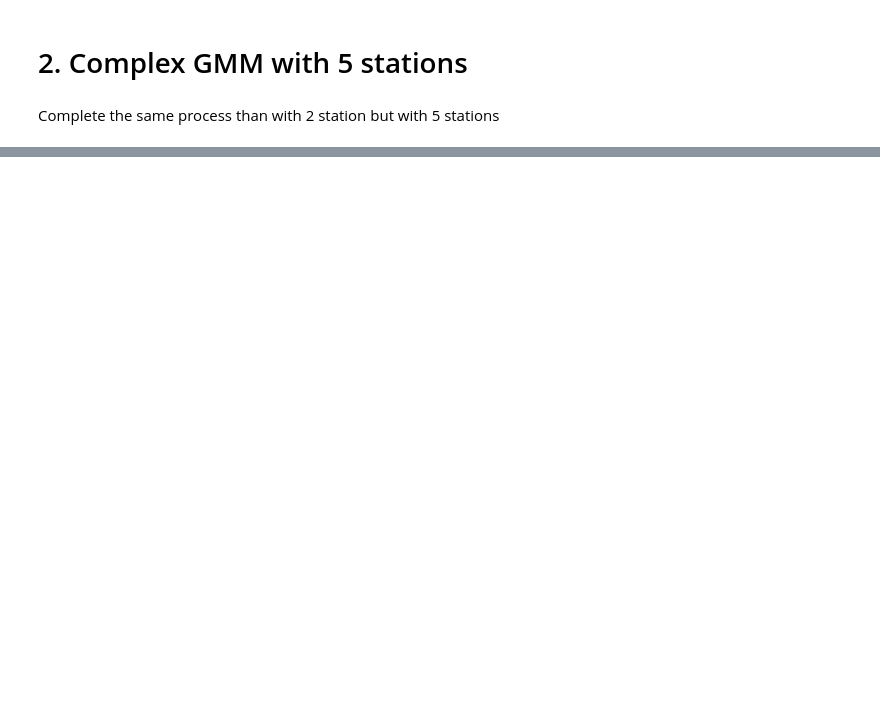
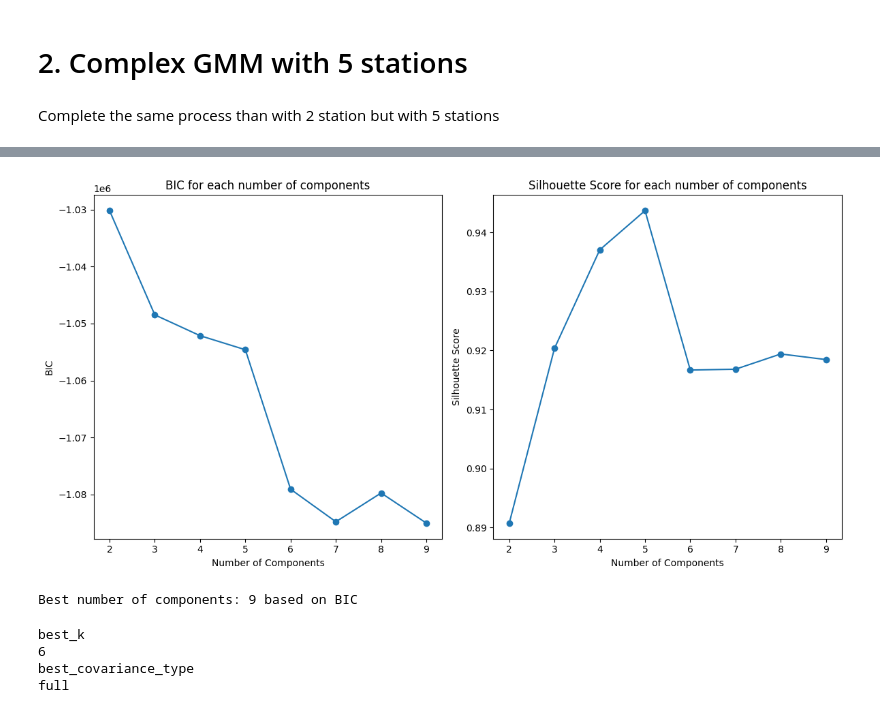
Before and after one commit to CHGROSJEAN/2024_MLEES, a Jupyter notebook: Projet/Projet_Charlotte_Grosjean.ipynb, the cells around one changed output, grey strips where cells are left out. Drawn from its saved outputs; the diff is of its cells as text; code cells hidden in the pictures; blank space fills up the shorter version.

```diff
--- a/Projet/Projet_Charlotte_Grosjean.ipynb
+++ b/Projet/Projet_Charlotte_Grosjean.ipynb
@@ -802,0 +933,20 @@ print(vclb_aligned.head())
+# %%
+# Extract X for each dataset
+# For training data
+X_train = train_data[['Precipitation_Grandvennes', 'Precipitation_Riandpre']]  # Features (precipitation from both stations)
+
+# For validation data
+X_valid = val_data[['Precipitation_Grandvennes', 'Precipitation_Riandpre']]  # Features (precipitation from both stations)
+
+# For test data
+X_test = test_data[['Precipitation_Grandvennes', 'Precipitation_Riandpre']]  # Features (precipitation from both stations)
+
+# Display the first few rows of the extracted data
+print("X_train:")
+print(X_train.head())
+
+print("\nX_valid:")
+print(X_valid.head())
+
+print("\nX_test:")
+print(X_test.head())
@@ -802,0 +996,60 @@ print(vclb_aligned.head())
+# %%
+# Plot BIC, and Silhouette Score for each number of components
+plt.figure(figsize=(12, 6))
+
+
+# Plot BIC
+plt.subplot(1, 2, 1)
+plt.plot(component_range, bic_scores, marker='o')
+plt.title('BIC for each number of components')
+plt.xlabel('Number of Components')
+plt.ylabel('BIC')
+
+# Plot Silhouette Score
+plt.subplot(1, 2, 2)
+plt.plot(component_range, silhouette_scores, marker='o')
+plt.title('Silhouette Score for each number of components')
+plt.xlabel('Number of Components')
+plt.ylabel('Silhouette Score')
+
+plt.tight_layout()
+
+# Save the figure as a PDF
+output_path = "plot_bic_silhouette_full.pdf"
+plt.savefig(output_path, format='pdf')
+
+
+plt.show()
+
+# Select the best model based on the criteria you prefer (AIC, BIC, or silhouette score)
+best_n_components = component_range[np.argmin(bic_scores)]
+best_gmm_model = models[best_n_components]
+print(f"Best number of components: {best_n_components} based on BIC")
+# %% [output]
+[figure, added]
+Best number of components: 9 based on BIC
+# %%
+#search for best combination of values for both the number of clusters
+#and the covariance_type hyperparameter:
+
+min_bic = np.infty
+
+for k in range(1, 7):
+    for covariance_type in ("full", "tied", "spherical", "diag"):
+        bic = GaussianMixture(n_components=k, n_init=10,
+                              covariance_type=covariance_type,
+                              random_state=42).fit(X_train).bic(X_train)
+        if bic < min_bic:
+            min_bic = bic
+            best_k = k
+            best_covariance_type = covariance_type
+
+print('best_k')
+print(best_k)
+print('best_covariance_type')
+print(best_covariance_type)
+# %% [output]
+best_k
+6
+best_covariance_type
+full
```
Also changed, not shown: parts of 12 cells of this notebook.
